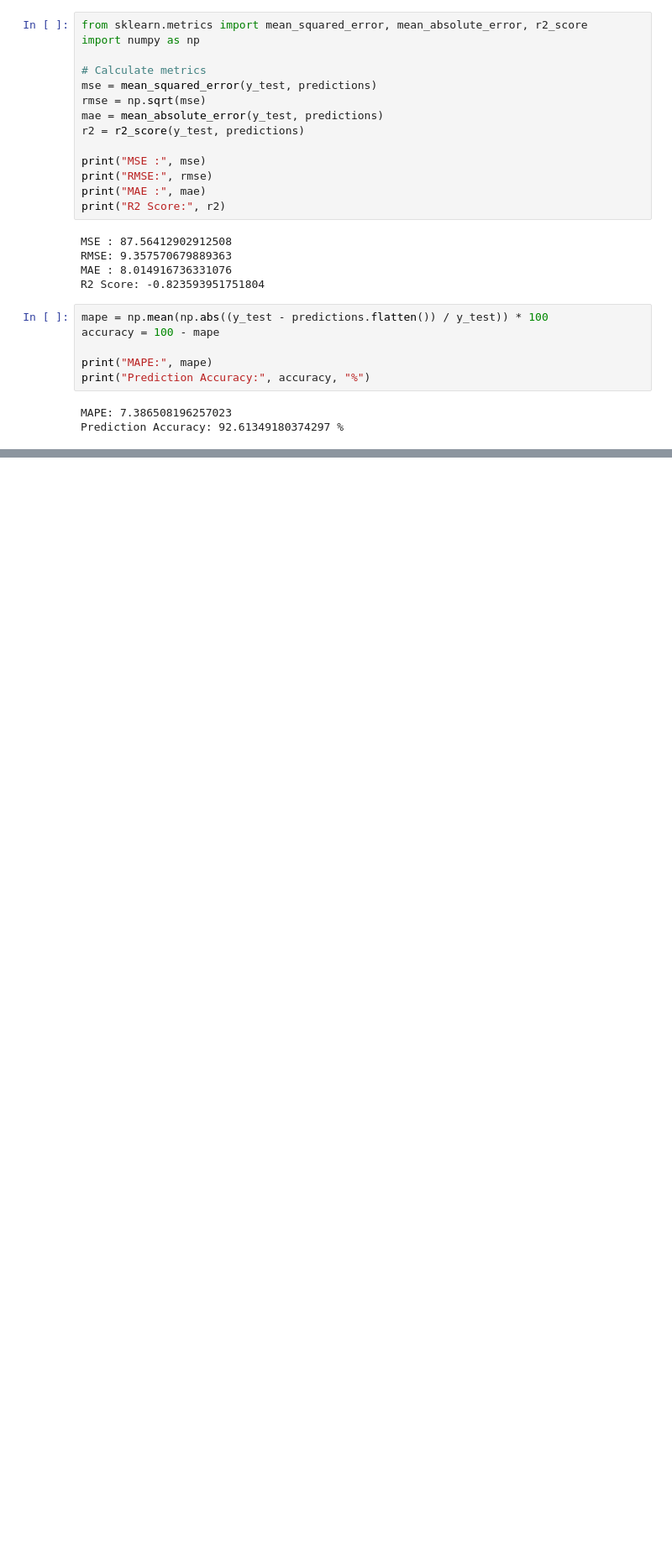
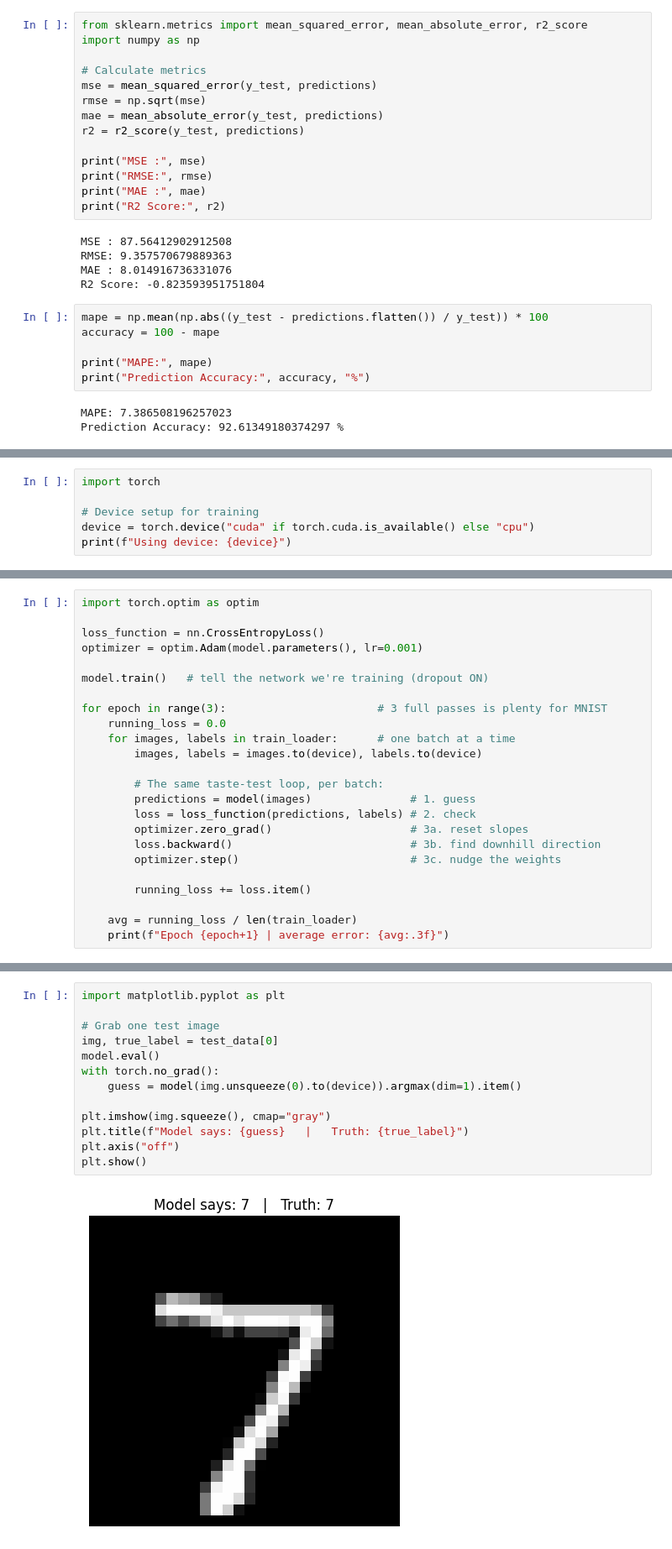
Before and after one commit to priyaakridhaa/fdp_day1_ml, a Jupyter notebook: day2.ipynb, the cells around one changed output, grey strips where cells are left out. Shown at 84% size. Cells and saved outputs as stored; diff of their text form; blank space fills up the shorter version.

```diff
--- a/day2.ipynb
+++ b/day2.ipynb
@@ -408,0 +483,6 @@ Prediction Accuracy: 92.61349180374297 %
+# %%
+import torch
+
+# Device setup for training
+device = torch.device("cuda" if torch.cuda.is_available() else "cpu")
+print(f"Using device: {device}")
@@ -408,0 +520,24 @@ Prediction Accuracy: 92.61349180374297 %
+# %%
+import torch.optim as optim
+
+loss_function = nn.CrossEntropyLoss()
+optimizer = optim.Adam(model.parameters(), lr=0.001)
+
+model.train()   # tell the network we're training (dropout ON)
+
+for epoch in range(3):                       # 3 full passes is plenty for MNIST
+    running_loss = 0.0
+    for images, labels in train_loader:      # one batch at a time
+        images, labels = images.to(device), labels.to(device)
+
+        # The same taste-test loop, per batch:
+        predictions = model(images)               # 1. guess
+        loss = loss_function(predictions, labels) # 2. check
+        optimizer.zero_grad()                     # 3a. reset slopes
+        loss.backward()                           # 3b. find downhill direction
+        optimizer.step()                          # 3c. nudge the weights
+
+        running_loss += loss.item()
+
+    avg = running_loss / len(train_loader)
+    print(f"Epoch {epoch+1} | average error: {avg:.3f}")
@@ -408,0 +576,15 @@ Prediction Accuracy: 92.61349180374297 %
+# %%
+import matplotlib.pyplot as plt
+
+# Grab one test image
+img, true_label = test_data[0]
+model.eval()
+with torch.no_grad():
+    guess = model(img.unsqueeze(0).to(device)).argmax(dim=1).item()
+
+plt.imshow(img.squeeze(), cmap="gray")
+plt.title(f"Model says: {guess}   |   Truth: {true_label}")
+plt.axis("off")
+plt.show()
+# %% [output]
+[figure, added]
```
Also changed, not shown: parts of 9 cells of this notebook.
